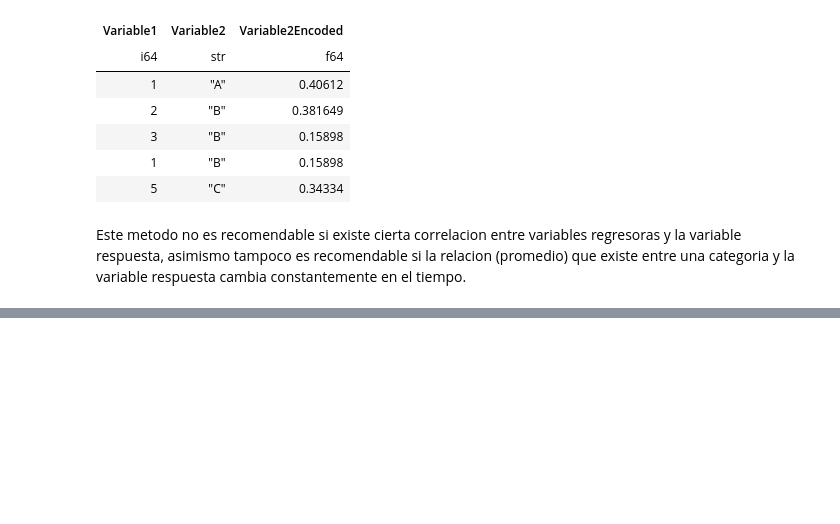
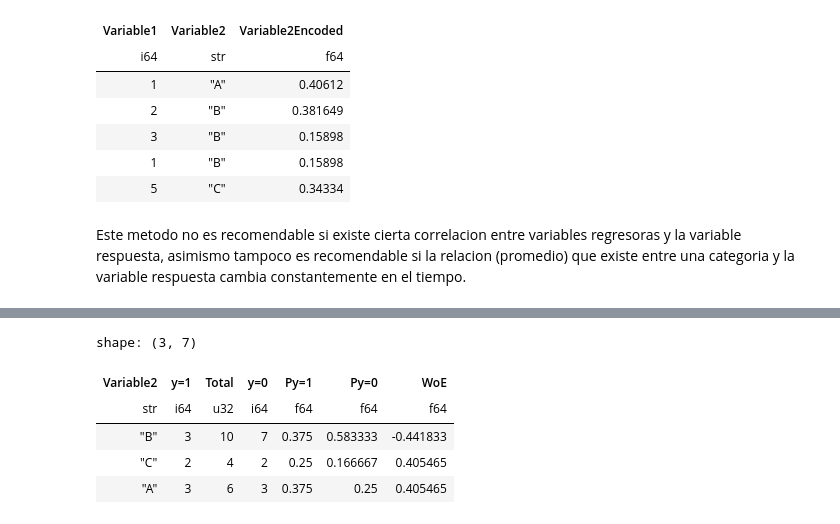
Before and after one commit to j220493/AnalisisEncodingCategoricalVariables, a Jupyter notebook: analisis.ipynb, the cells around one changed output, grey strips where cells are left out. Saved outputs shown, nothing was run; the diff lists cells and outputs as text; code cells hidden in the pictures; blank space fills up the shorter version.

Commit message:
Se finaliza descripcion de encoders al agregar WOE encoder

```diff
--- a/analisis.ipynb
+++ b/analisis.ipynb
@@ -409,0 +419,18 @@ Este metodo no es recomendable si existe cierta correlacion entre variables regr
+# %%
+# WoE encoder
+total1 = EncodingY.sum()
+total0 = len(EncodingY) - total1
+EncodingX.with_columns(pl.Series(EncodingY)).\
+    group_by('Variable2').agg(pl.col('y').sum().alias('y=1'),
+                              pl.col('y').count().alias('Total')).\
+                                with_columns((pl.col('Total') - pl.col('y=1')).alias('y=0')).\
+                                    with_columns((pl.col('y=1')/total1).alias('Py=1'),
+                                                 (pl.col('y=0')/total0).alias('Py=0')).\
+                                                    with_columns(np.log(pl.col('Py=1')/pl.col('Py=0')).alias('WoE'))
+# %% [output]
+shape: (3, 7)
+| Variable2 | y=1 | Total | y=0 | Py=1 | Py=0 | WoE |
+| str | i64 | u32 | i64 | f64 | f64 | f64 |
+| "B" | 3 | 10 | 7 | 0.375 | 0.583333 | -0.441833 |
+| "C" | 2 | 4 | 2 | 0.25 | 0.166667 | 0.405465 |
+| "A" | 3 | 6 | 3 | 0.375 | 0.25 | 0.405465 |
```
Also changed, not shown: parts of 4 cells of this notebook.
